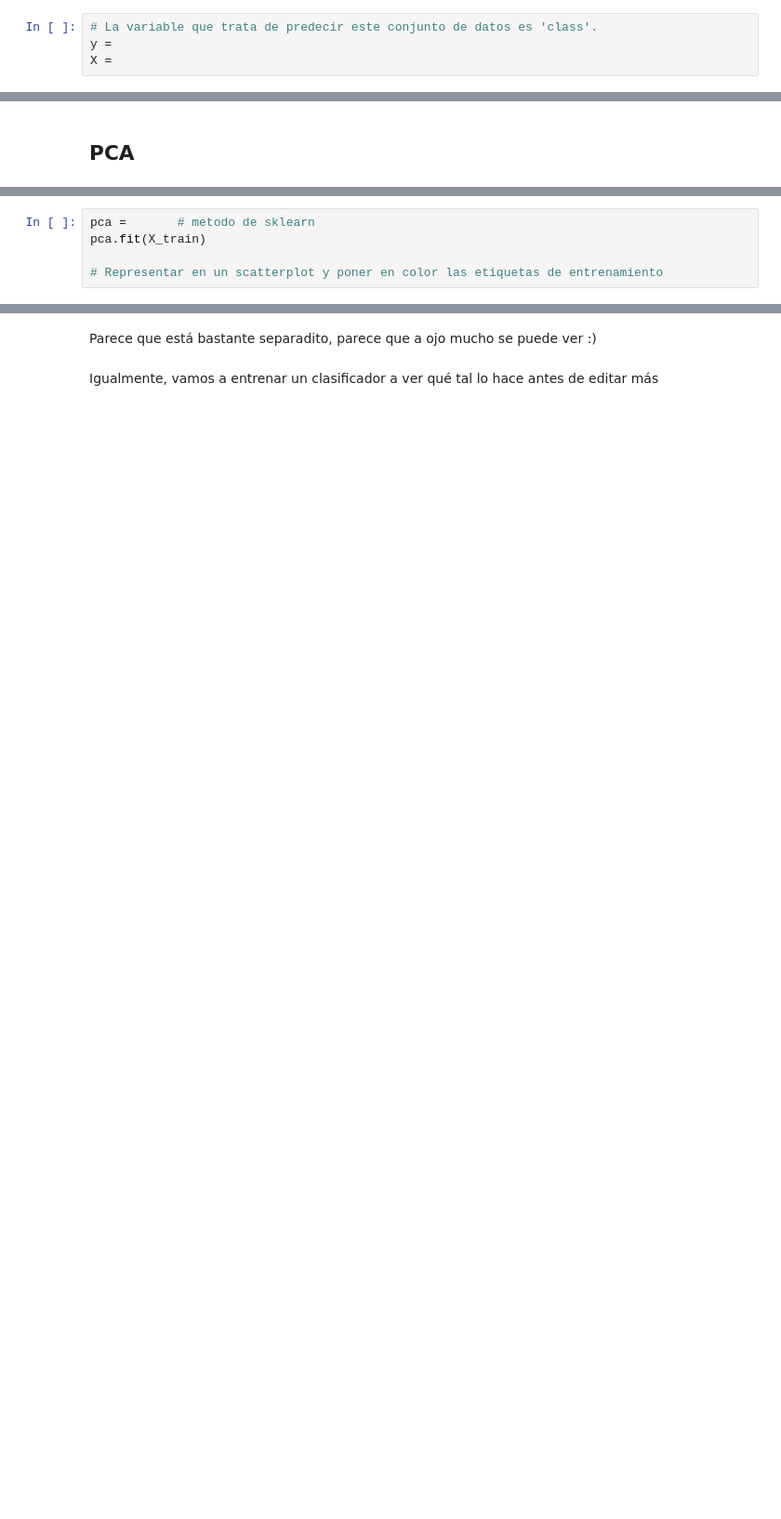
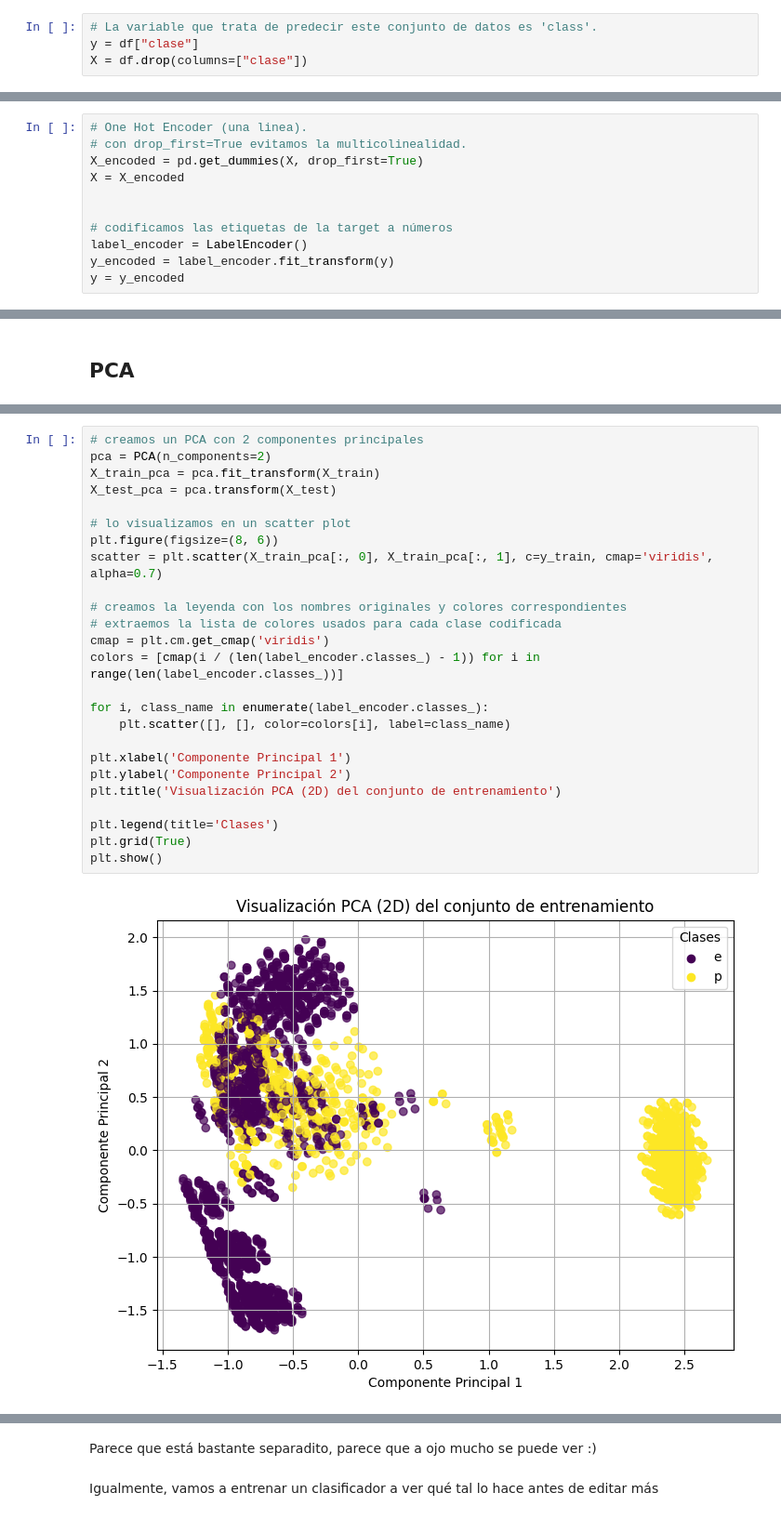
Before and after one commit to alharuty/Proyecto-VIII-ALLA, a Jupyter notebook: EDA.ipynb, the cells around one changed output, grey strips where cells are left out. Shown at 93% size. Cells and saved outputs as stored; diff of their text form; blank space fills up the shorter version.

```diff
--- a/EDA.ipynb
+++ b/EDA.ipynb
@@ -567,5 +567,5 @@ Las setas venenosas presentan un patrón distinto:
 #### Separar entre variables predictoras y variables a predecir
 # %%
 # La variable que trata de predecir este conjunto de datos es 'class'.
-y =
-X =
+y = df["clase"]
+X = df.drop(columns=["clase"])
@@ -578,3 +574,14 @@ SyntaxError: invalid syntax (3592957914.py, line 2)
+# %%
+# One Hot Encoder (una linea).
+# con drop_first=True evitamos la multicolinealidad.
+X_encoded = pd.get_dummies(X, drop_first=True)
+X = X_encoded
+
+
+# codificamos las etiquetas de la target a números
+label_encoder = LabelEncoder()
+y_encoded = label_encoder.fit_transform(y)
+y = y_encoded
 # %% [markdown]
 #### Train test split
 # %%
@@ -587,5 +600,0 @@ Es un conjunto de datos del que aún no hemos visto nada (no tenemos graficas) a
-# %%
-pca =       # metodo de sklearn
-pca.fit(X_train)
-
-# Representar en un scatterplot y poner en color las etiquetas de entrenamiento
@@ -591,0 +609,27 @@ pca.fit(X_train)
+# %%
+# creamos un PCA con 2 componentes principales
+pca = PCA(n_components=2)
+X_train_pca = pca.fit_transform(X_train)
+X_test_pca = pca.transform(X_test)
+
+# lo visualizamos en un scatter plot
+plt.figure(figsize=(8, 6))
+scatter = plt.scatter(X_train_pca[:, 0], X_train_pca[:, 1], c=y_train, cmap='viridis', alpha=0.7)
+
+# creamos la leyenda con los nombres originales y colores correspondientes
+# extraemos la lista de colores usados para cada clase codificada
+cmap = plt.cm.get_cmap('viridis')
+colors = [cmap(i / (len(label_encoder.classes_) - 1)) for i in range(len(label_encoder.classes_))]
+
+for i, class_name in enumerate(label_encoder.classes_):
+    plt.scatter([], [], color=colors[i], label=class_name)
+
+plt.xlabel('Componente Principal 1')
+plt.ylabel('Componente Principal 2')
+plt.title('Visualización PCA (2D) del conjunto de entrenamiento')
+
+plt.legend(title='Clases')
+plt.grid(True)
+plt.show()
+# %% [output]
+[figure, added]
```
Also changed, not shown: parts of 16 cells of this notebook.
